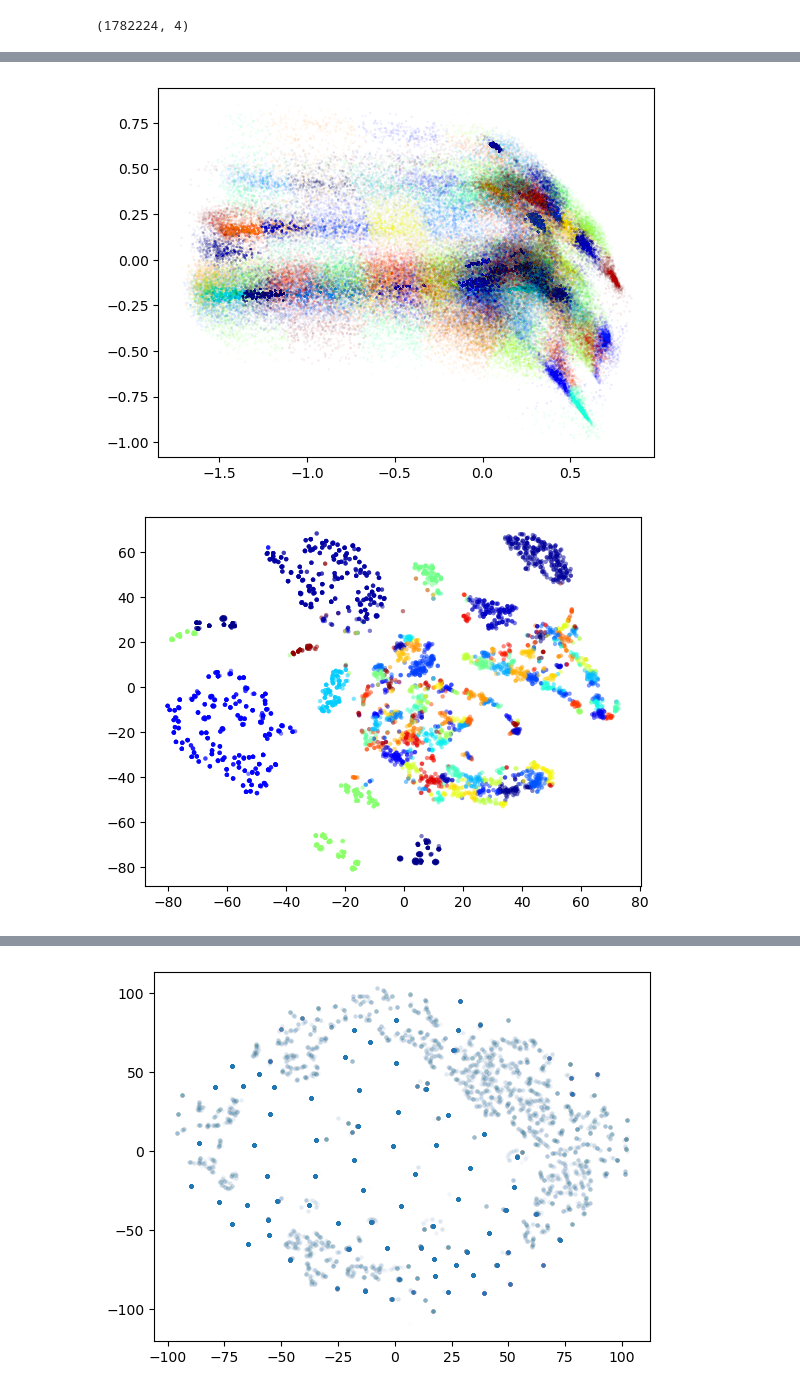
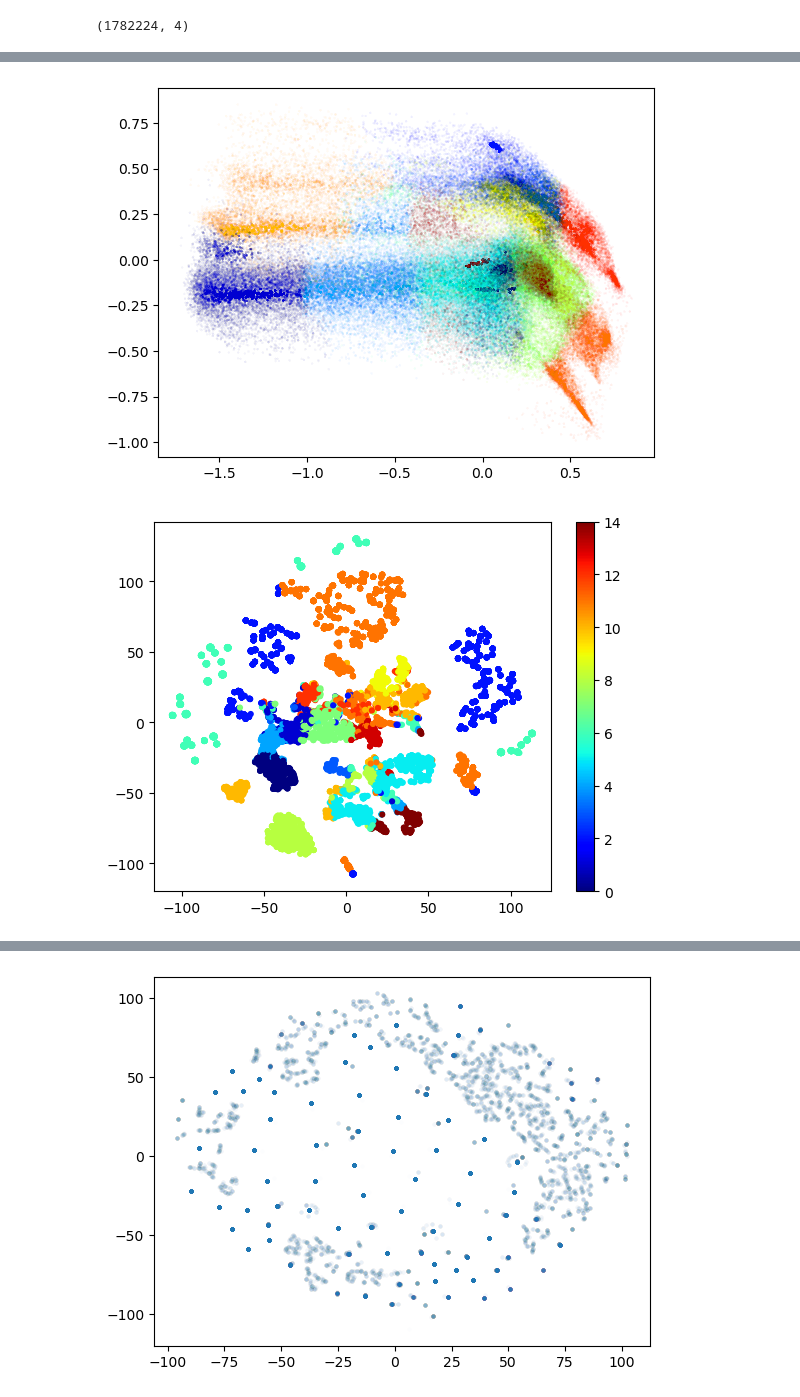
Before and after one commit to bjacobell/gbt-hdbscan, a Jupyter notebook: centroid_clustering_kmeans.ipynb, the cells around one changed output, grey strips where cells are left out. Cells and saved outputs as stored; diff of their text form; code cells hidden in the pictures.

```diff
--- a/centroid_clustering_kmeans.ipynb
+++ b/centroid_clustering_kmeans.ipynb
@@ -65,7 +66,7 @@ X_reduced[:,:4].shape
 # %%
 from sklearn.cluster import KMeans
 
-kmeans = KMeans(init="k-means++", n_clusters=120, n_init='auto')
+kmeans = KMeans(init="random", n_clusters=15, n_init=10)
 
 kmeans.fit(X_reduced)
 # %% [output]
@@ -82,14 +85,15 @@ np.save('/datax/scratch/benjb/C23_L_kmeans_labels.npy', kmeans.labels_)
 plt.scatter(X_reduced[:,0], X_reduced[:,1], s=3, c=kmeans.labels_, cmap='jet', linewidths=0, alpha=0.01)
 plt.show()
 # %% [output]
-[figure, old version]
+[figure, new version]
 # %%
-iii = np.random.randint(0, 1782224, 5000)
+iii = np.random.randint(0, 1782224, 10000)
 
-xembed = TSNE(n_components=2, learning_rate='auto',
-                  init='random', perplexity=40).fit_transform(X_reduced[iii])
+xembed_2 = TSNE(n_components=2, learning_rate='auto',
+                  init='random', perplexity=40, early_exaggeration=4).fit_transform(ccc[iii])
 
-plt.scatter(xembed[:,0], xembed[:,1], c=kmeans.labels_[iii], cmap='jet', s=10, linewidths=0, alpha=0.5)
+plt.scatter(xembed_2[:,0], xembed_2[:,1], c=kmeans.labels_[iii], cmap='jet', s=20, linewidths=0, alpha=1)
+plt.colorbar()
 plt.show()
 # %% [output]
-[figure, old version]
+[figure, new version]
```
Also changed, not shown: parts of 16 cells of this notebook, 5 other files.
